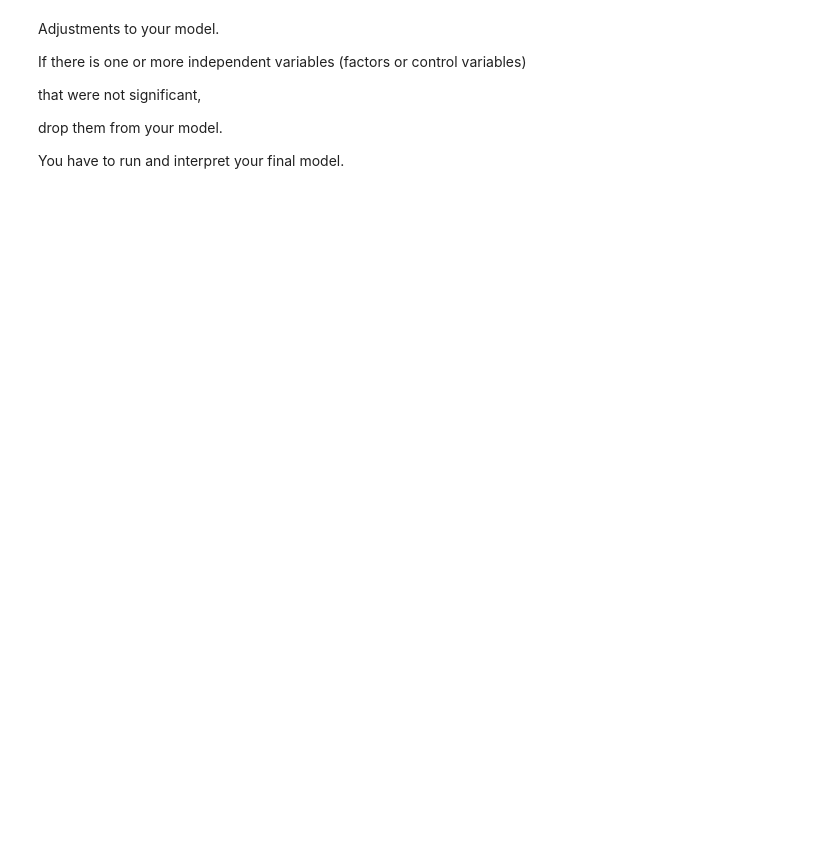
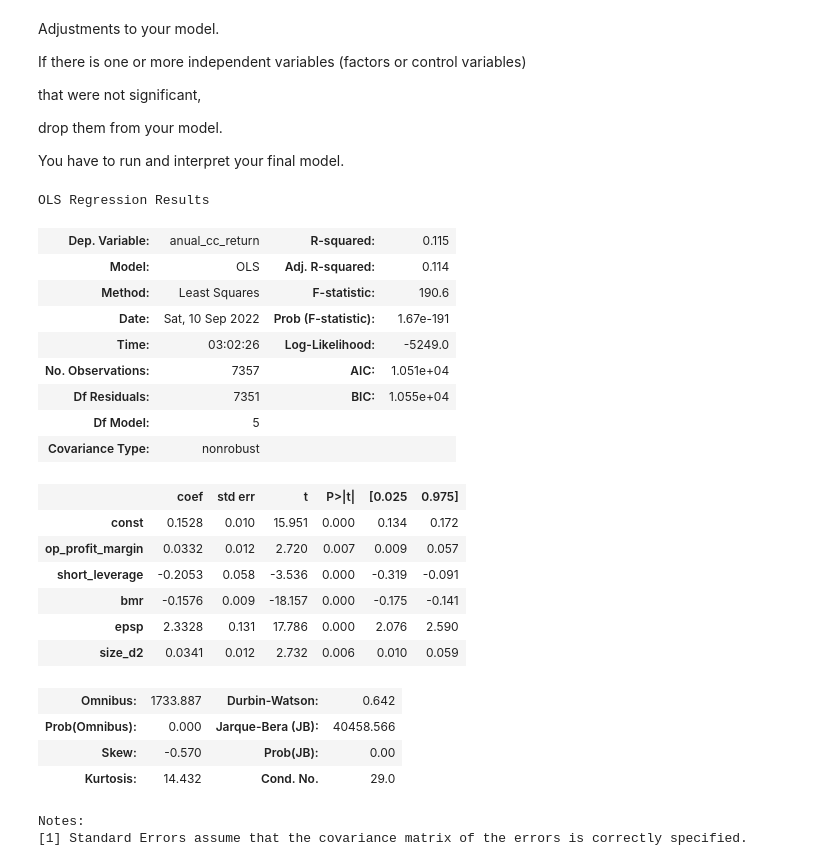
Before and after one commit to A01706648/TC3006_ClassWork, a Jupyter notebook: m1/M1_Delivery.ipynb, the cells around one changed output. Saved outputs shown, nothing was run; the diff lists cells and outputs as text; code cells hidden in the pictures; blank space fills up the shorter version.

```diff
--- a/m1/M1_Delivery.ipynb
+++ b/m1/M1_Delivery.ipynb
@@ -778,3 +833,34 @@ that were not significant,
 drop them from your model.
 
 You have to run and interpret your final model.
+# %%
+X2 = df_finance_train_copy[['op_profit_margin', 'short_leverage', 'bmr', 'epsp', 'size_d2']]
+y2 = df_finance_train_copy['anual_cc_return']
+
+X2 = sm.add_constant(X2)
+mkmodel2 = sm.OLS(y2,X2).fit()
+mkmodel2.summary()
+# %% [output]
+OLS Regression Results
+| Dep. Variable: | anual_cc_return | R-squared: | 0.115 |
+| Model: | OLS | Adj. R-squared: | 0.114 |
+| Method: | Least Squares | F-statistic: | 190.6 |
+| Date: | Sat, 10 Sep 2022 | Prob (F-statistic): | 1.67e-191 |
+| Time: | 03:02:26 | Log-Likelihood: | -5249.0 |
+| No. Observations: | 7357 | AIC: | 1.051e+04 |
+| Df Residuals: | 7351 | BIC: | 1.055e+04 |
+| Df Model: | 5 |  |  |
+| Covariance Type: | nonrobust |  |  |
+|  | coef | std err | t | P>|t| | [0.025 | 0.975] |
+| const | 0.1528 | 0.010 | 15.951 | 0.000 | 0.134 | 0.172 |
+| op_profit_margin | 0.0332 | 0.012 | 2.720 | 0.007 | 0.009 | 0.057 |
+| short_leverage | -0.2053 | 0.058 | -3.536 | 0.000 | -0.319 | -0.091 |
+| bmr | -0.1576 | 0.009 | -18.157 | 0.000 | -0.175 | -0.141 |
+| epsp | 2.3328 | 0.131 | 17.786 | 0.000 | 2.076 | 2.590 |
+| size_d2 | 0.0341 | 0.012 | 2.732 | 0.006 | 0.010 | 0.059 |
+| Omnibus: | 1733.887 | Durbin-Watson: | 0.642 |
+| Prob(Omnibus): | 0.000 | Jarque-Bera (JB): | 40458.566 |
+| Skew: | -0.570 | Prob(JB): | 0.00 |
+| Kurtosis: | 14.432 | Cond. No. | 29.0 |
+Notes:
+[1] Standard Errors assume that the covariance matrix of the errors is correctly specified.
```
Also changed, not shown: parts of 15 cells of this notebook.
